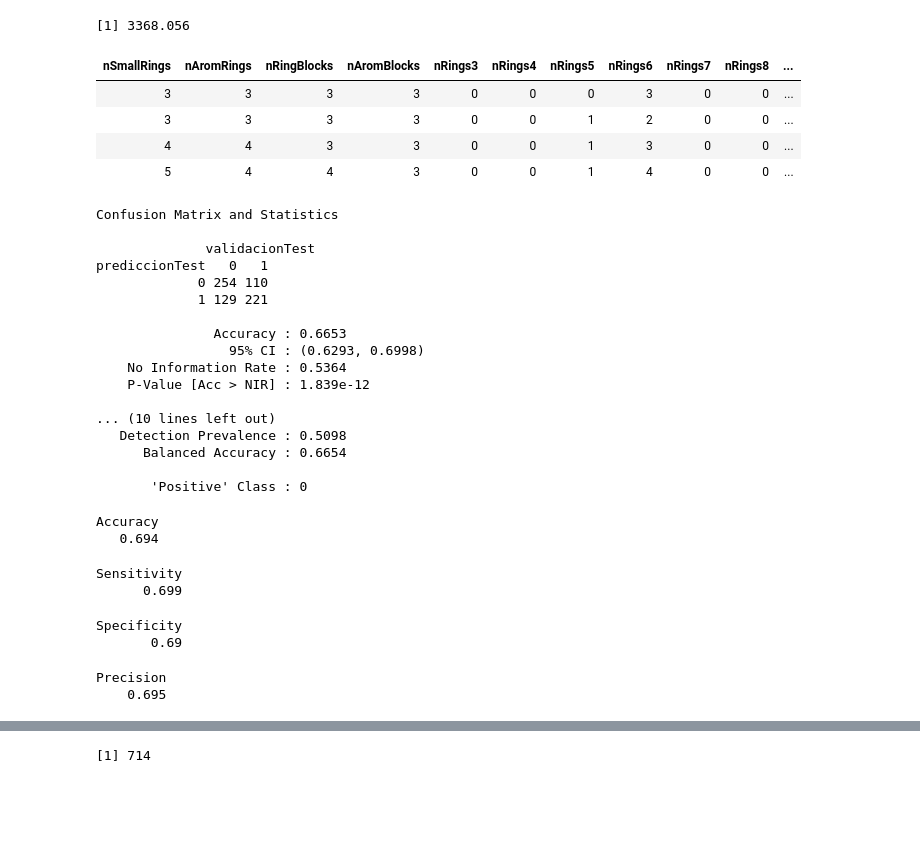
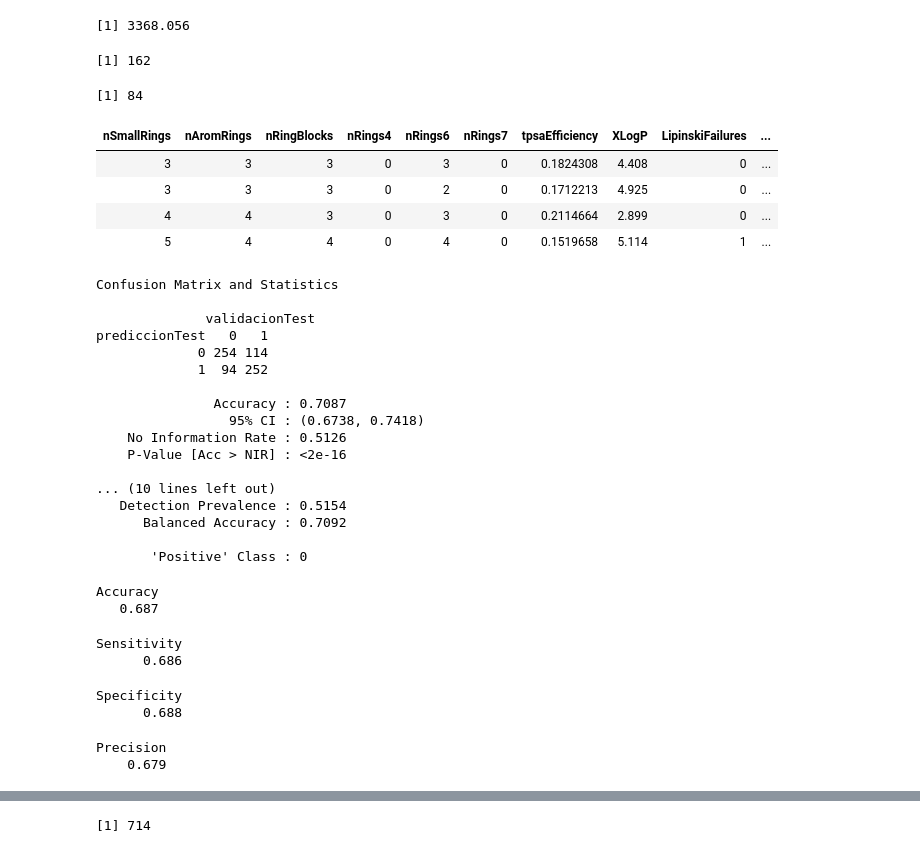
Before and after one commit to alejandrorodriguezarias/MedicamentosMUBICS, a Jupyter notebook: medicamentos-jupyter.ipynb, the cells around one changed output, grey strips where cells are left out. Drawn from its saved outputs; the diff is of its cells as text; code cells hidden in the pictures; blank space fills up the shorter version.

Commit message:
eliminar columnas con 0 y con alta correlación

```diff
--- a/medicamentos-jupyter.ipynb
+++ b/medicamentos-jupyter.ipynb
@@ -54,6 +55,8 @@ vectorDescriptores <- read.csv("vectorDescriptores.csv")
 vectorDescriptores <- Filter(function(x)!any(is.na(x)),vectorDescriptores)
 #eliminas filas con valores nulos (2)
 vectorDescriptores <- vectorDescriptores[complete.cases(vectorDescriptores),]
+#eliminamos las columnas con valores 0
+vectorDescriptores <- vectorDescriptores[, colSums(vectorDescriptores != 0) > 0]
 head(vectorDescriptores,4)
 # %% [output]
 | CanonicalSmiles | nSmallRings | nAromRings | nRingBlocks | nAromBlocks | nRings3 | nRings4 | nRings5 | nRings6 | ... |
@@ -88,19 +91,27 @@ mean(values)
 # %%
 #utilizamos la media como umbral para definir las clases IC50LOW (1) e IC50HIGH (0)
 valorTeorico = 100 # <101 lo consideraremos IC50bajo
 #tmp <- ifelse(medicamentos$value < mean(medicamentos$value), 1, 0)
 vectorClase <- ifelse(medicamentos$value < valorTeorico, 1, 0)
 #vectorDescriptores$class <- vectorClase
 
 smiles=vectorDescriptores$CanonicalSmiles
 vectorDescriptores$CanonicalSmiles <- NULL
+
+#eliminamos las columnas que tienen una alta correlación
+correlationMatrix <- cor(vectorDescriptores)
+highlyCorrelated <- findCorrelation(correlationMatrix, cutoff = 0.75)
+vectorDescriptores <- vectorDescriptores[,-highlyCorrelated]
+
 head(vectorDescriptores,4)
 # %% [output]
+[1] 162
+[1] 84
-| nSmallRings | nAromRings | nRingBlocks | nAromBlocks | nRings3 | nRings4 | nRings5 | nRings6 | nRings7 | nRings8 | ... |
-| 3 | 3 | 3 | 3 | 0 | 0 | 0 | 3 | 0 | 0 | ... |
-| 3 | 3 | 3 | 3 | 0 | 0 | 1 | 2 | 0 | 0 | ... |
-| 4 | 4 | 3 | 3 | 0 | 0 | 1 | 3 | 0 | 0 | ... |
-| 5 | 4 | 4 | 3 | 0 | 0 | 1 | 4 | 0 | 0 | ... |
+| nSmallRings | nAromRings | nRingBlocks | nRings4 | nRings6 | nRings7 | tpsaEfficiency | XLogP | LipinskiFailures | ... |
+| 3 | 3 | 3 | 0 | 3 | 0 | 0.1824308 | 4.408 | 0 | ... |
+| 3 | 3 | 3 | 0 | 2 | 0 | 0.1712213 | 4.925 | 0 | ... |
+| 4 | 4 | 3 | 0 | 3 | 0 | 0.2114664 | 2.899 | 0 | ... |
+| 5 | 4 | 4 | 0 | 4 | 0 | 0.1519658 | 5.114 | 1 | ... |
 # %%
 #Clasificacion para knn
 n = 10 #número de modelos para hacer la media
@@ -120,9 +131,6 @@ for(i in 1:n) {
     #vectorDescriptores$class <- vectorClase
     #Obtenemos las clases de los datos de entrenamiento
     validacionTest <- vectorClase[-entrenamiento]
-    #caret::confusionMatrix(predicho, valoresReales)
-    #tabla <- table(predicho, validacionTest)
-    #tabla
     confmatrix <- caret::confusionMatrix(table(prediccionTest, validacionTest))
     precisionMedia = precisionMedia + confmatrix$overall[1]
     sensibilidadMedia = sensibilidadMedia + confmatrix$byClass[1]
@@ -139,27 +147,27 @@ Confusion Matrix and Statistics
 
               validacionTest
 prediccionTest   0   1
-             0 254 110
-             1 129 221
+             0 254 114
+             1  94 252
 
-               Accuracy : 0.6653
-                 95% CI : (0.6293, 0.6998)
-    No Information Rate : 0.5364
-    P-Value [Acc > NIR] : 1.839e-12
+               Accuracy : 0.7087
+                 95% CI : (0.6738, 0.7418)
+    No Information Rate : 0.5126
+    P-Value [Acc > NIR] : <2e-16
 
 ... (10 lines left out)
-   Detection Prevalence : 0.5098
-      Balanced Accuracy : 0.6654
+   Detection Prevalence : 0.5154
+      Balanced Accuracy : 0.7092
 
        'Positive' Class : 0
 Accuracy
-   0.694
+   0.687
 Sensitivity
-      0.699
+      0.686
 Specificity
-       0.69
+      0.688
 Precision
-    0.695
+    0.679
 # %%
 #Clasificacion para random forest
 n = 10 #número de modelos para hacer la media
```
Also changed, not shown: parts of 5 cells of this notebook.
